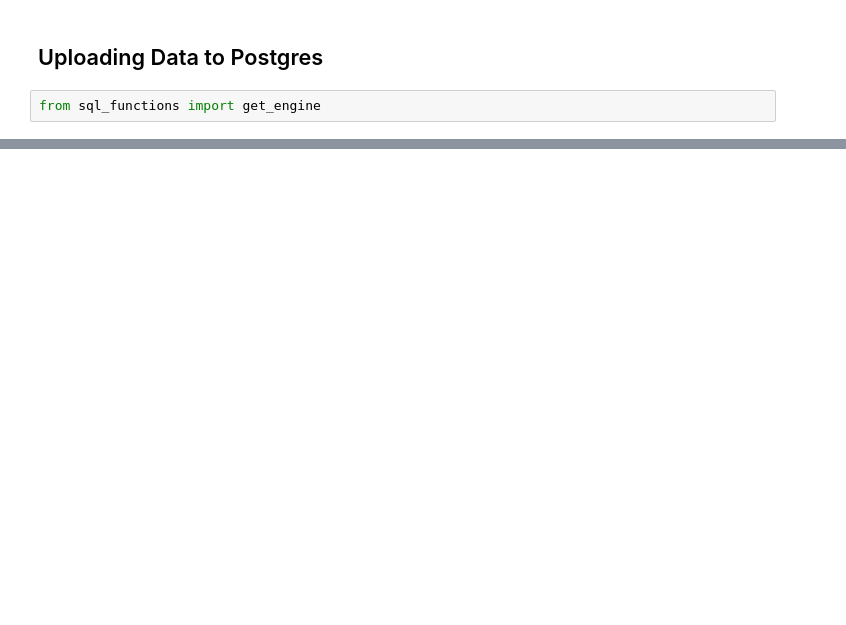
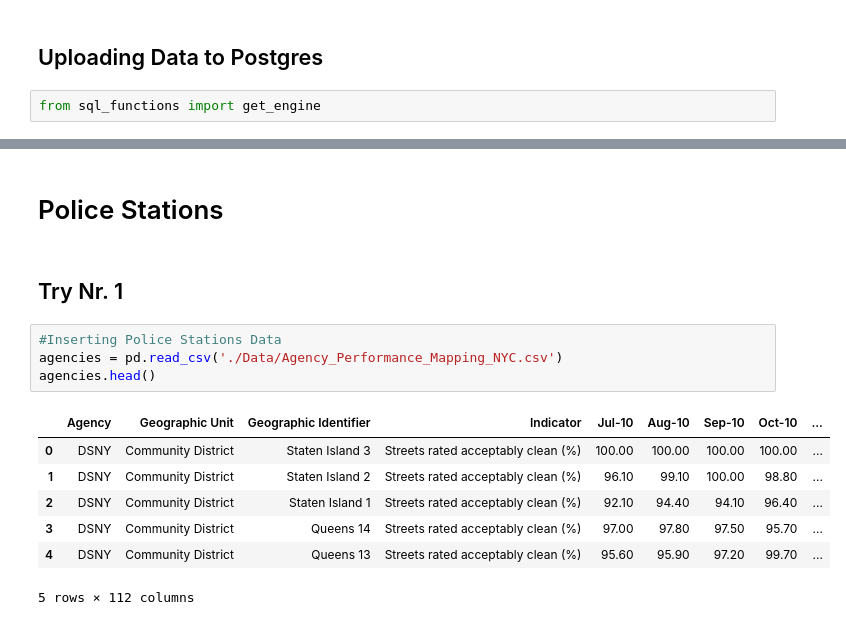
Before and after one commit to Jeff-Brady/crime_nerds, a Jupyter notebook: Notebook_Franzi.ipynb, the cells around one changed output, grey strips where cells are left out. Saved outputs shown, nothing was run; the diff lists cells and outputs as text; blank space fills up the shorter version.

Commit message:
unemployment and police stations added

```diff
--- a/Notebook_Franzi.ipynb
+++ b/Notebook_Franzi.ipynb
@@ -581,0 +207,16 @@ True
+# %% [markdown]
+# Police Stations
+# %% [markdown]
+## Try Nr. 1
+# %%
+#Inserting Police Stations Data
+agencies = pd.read_csv('./Data/Agency_Performance_Mapping_NYC.csv')
+agencies.head()
+# %% [output]
+|  | Agency | Geographic Unit | Geographic Identifier | Indicator | Jul-10 | Aug-10 | Sep-10 | Oct-10 | ... |
+| 0 | DSNY | Community District | Staten Island 3 | Streets rated acceptably clean (%) | 100.00 | 100.00 | 100.00 | 100.00 | ... |
+| 1 | DSNY | Community District | Staten Island 2 | Streets rated acceptably clean (%) | 96.10 | 99.10 | 100.00 | 98.80 | ... |
+| 2 | DSNY | Community District | Staten Island 1 | Streets rated acceptably clean (%) | 92.10 | 94.40 | 94.10 | 96.40 | ... |
+| 3 | DSNY | Community District | Queens 14 | Streets rated acceptably clean (%) | 97.00 | 97.80 | 97.50 | 95.70 | ... |
+| 4 | DSNY | Community District | Queens 13 | Streets rated acceptably clean (%) | 95.60 | 95.90 | 97.20 | 99.70 | ... |
+5 rows × 112 columns
```
Also changed, not shown: parts of 52 cells of this notebook, 2 other files.
